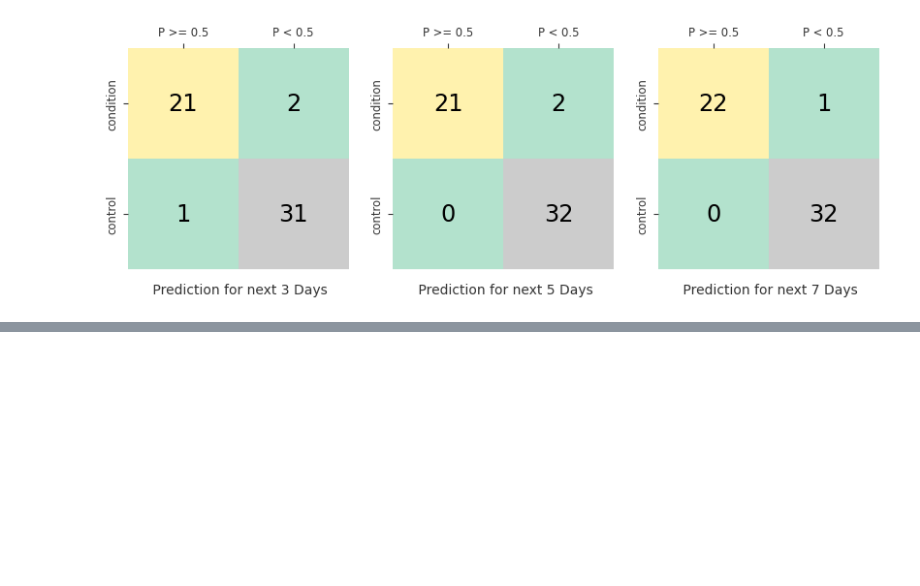
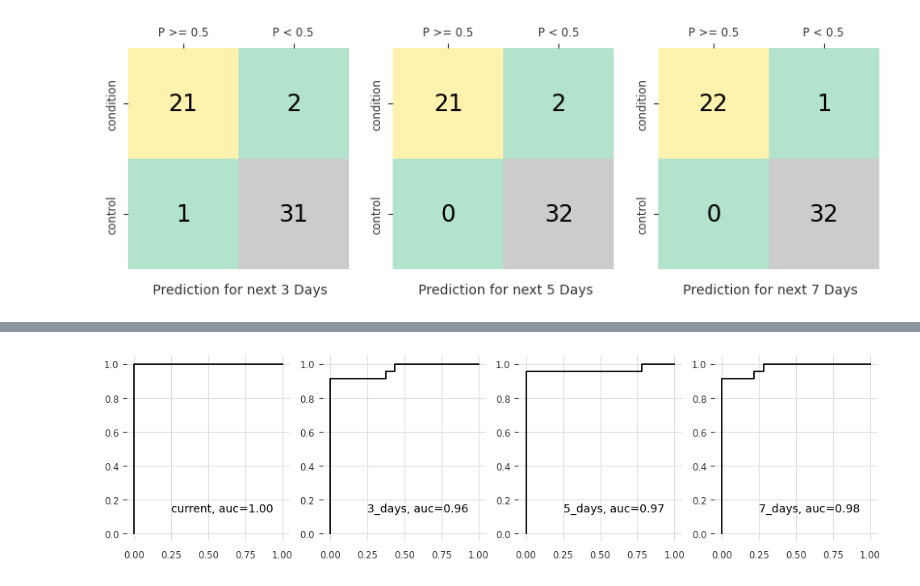
Before and after one commit to wildergd/mcpi-thesis, a Jupyter notebook: python_code/notebooks/deployment_results_analysis_plots.ipynb, the cells around one changed output, grey strips where cells are left out. Drawn from its saved outputs; the diff is of its cells as text; code cells hidden in the pictures; blank space fills up the shorter version.

```diff
--- a/python_code/notebooks/deployment_results_analysis_plots.ipynb
+++ b/python_code/notebooks/deployment_results_analysis_plots.ipynb
@@ -143,0 +163,9 @@ plt.show()
+# %%
+fig, axes = plt.subplots(ncols=4, figsize=(12, 3))
+plot_auc_ax(axes[0], datasets['median_mape'], 'current')
+plot_auc_ax(axes[1], datasets['median_mape'], '3_days')
+plot_auc_ax(axes[2], datasets['median_mape'], '5_days')
+plot_auc_ax(axes[3], datasets['median_mape'], '7_days')
+plt.show()
+# %% [output]
+[figure, added]
```
Also changed, not shown: parts of 5 cells of this notebook.
